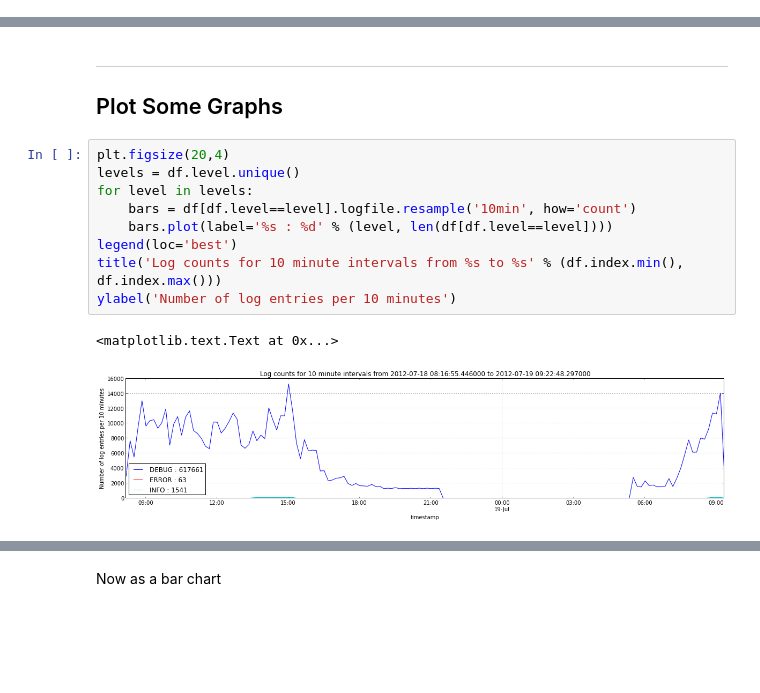
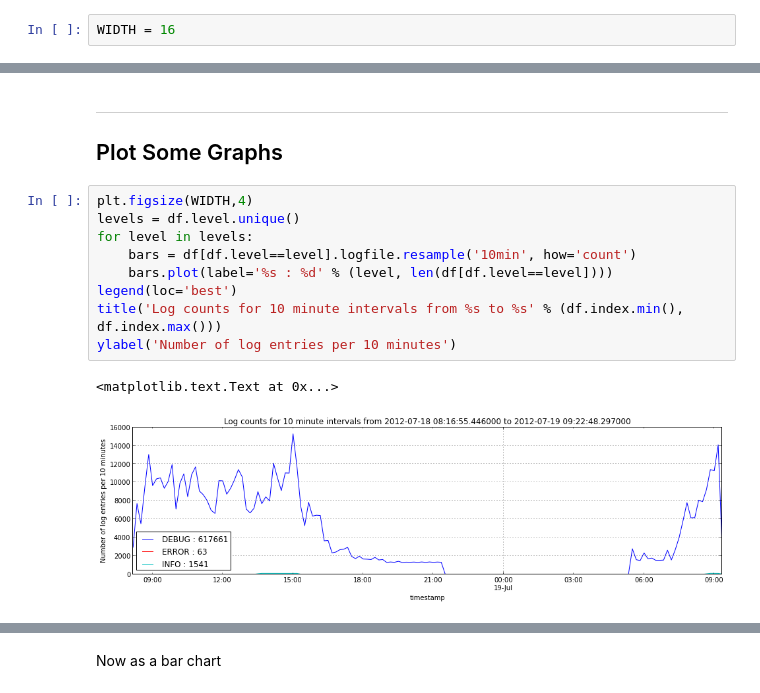
Before and after one commit to peterwilliams97/log_analysis, a Jupyter notebook: nb_pandas.ipynb, the cells around one changed output, grey strips where cells are left out. Cells and saved outputs as stored; diff of their text form; blank space fills up the shorter version.

```diff
--- a/nb_pandas.ipynb
+++ b/nb_pandas.ipynb
@@ -27,3 +40,5 @@ pandas: 0.11.0
+# %%
+WIDTH = 16
 # %% [markdown]
 Add a utility function
 # %%
@@ -147,17 +162,17 @@ It is a `pandas` __TimeSeries__ of booleans.
 Plot Some Graphs
 -----------
 # %%
-plt.figsize(20,4)
+plt.figsize(WIDTH,4)
 levels = df.level.unique()
 for level in levels:
     bars = df[df.level==level].logfile.resample('10min', how='count')
     bars.plot(label='%s : %d' % (level, len(df[df.level==level])))
 legend(loc='best')
 title('Log counts for 10 minute intervals from %s to %s' % (df.index.min(), df.index.max()))
 ylabel('Number of log entries per 10 minutes')
 # %% [output]
 <matplotlib.text.Text at 0x...>
-[figure, old version]
+[figure, new version]
 # %%
 for level in ['INFO', 'ERROR']:
     bars = df[df.level==level].logfile.resample('10min', how='count')
```
Also changed, not shown: parts of 22 cells of this notebook, 1 other file.
